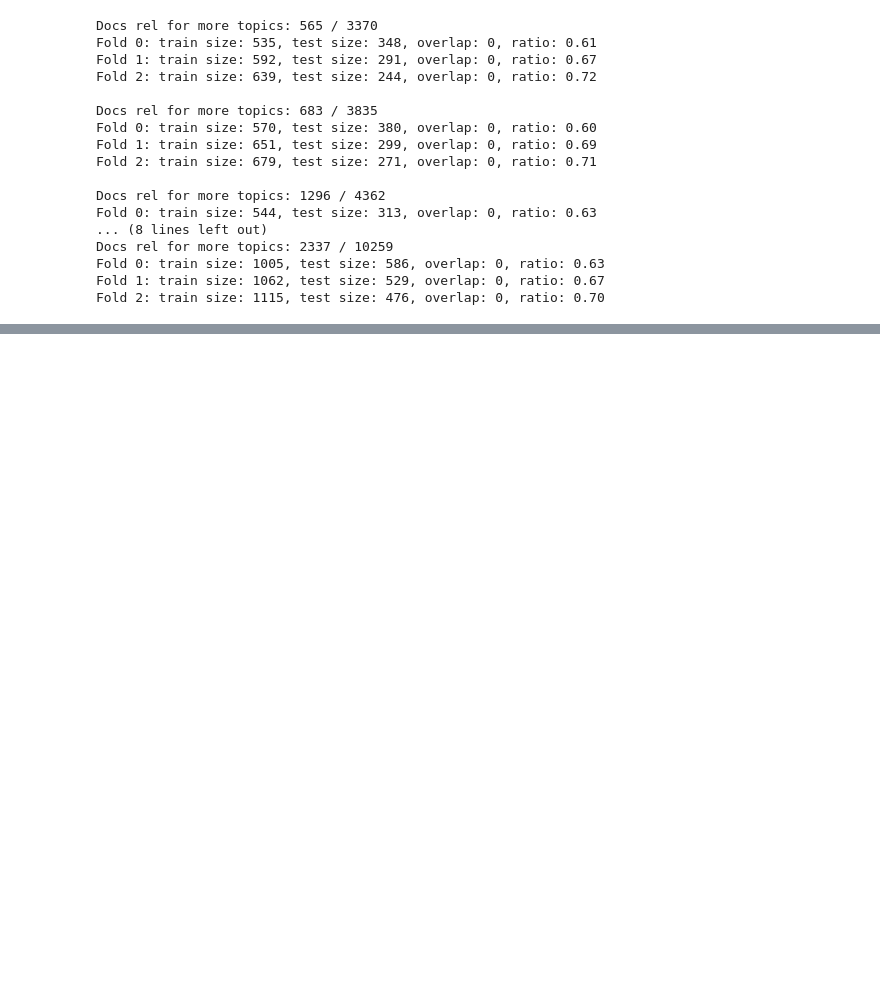
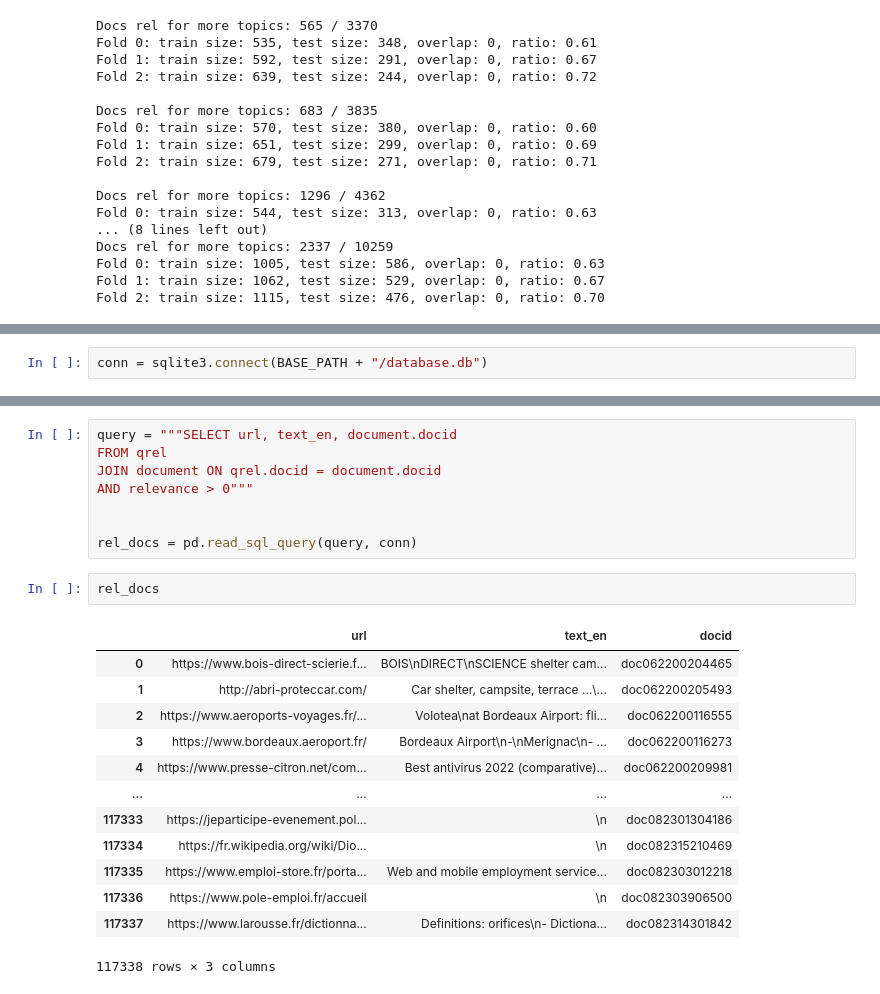
Before and after one commit to webis-de/ecir25-counterfactual-query-rewriting, a Jupyter notebook: notebooks/create_index_splits.ipynb, the cells around one changed output, grey strips where cells are left out. Cells and saved outputs as stored; diff of their text form; blank space fills up the shorter version.

```diff
--- a/notebooks/create_index_splits.ipynb
+++ b/notebooks/create_index_splits.ipynb
@@ -143,0 +164,2 @@ with open(BASE_PATH + "/splits.json", "w") as f:
+# %%
+conn = sqlite3.connect(BASE_PATH + "/database.db")
@@ -143,0 +308,24 @@ with open(BASE_PATH + "/splits.json", "w") as f:
+# %%
+query = """SELECT url, text_en, document.docid
+FROM qrel
+JOIN document ON qrel.docid = document.docid
+AND relevance > 0"""
+
+
+rel_docs = pd.read_sql_query(query, conn)
+# %%
+rel_docs
+# %% [output]
+|  | url | text_en | docid |
+| 0 | https://www.bois-direct-scierie.f... | BOIS\nDIRECT\nSCIENCE shelter cam... | doc062200204465 |
+| 1 | http://abri-proteccar.com/ | Car shelter, campsite, terrace …\... | doc062200205493 |
+| 2 | https://www.aeroports-voyages.fr/... | Volotea\nat Bordeaux Airport: fli... | doc062200116555 |
+| 3 | https://www.bordeaux.aeroport.fr/ | Bordeaux Airport\n-\nMerignac\n- ... | doc062200116273 |
+| 4 | https://www.presse-citron.net/com... | Best antivirus 2022 (comparative)... | doc062200209981 |
+| ... | ... | ... | ... |
+| 117333 | https://jeparticipe-evenement.pol... | \n | doc082301304186 |
+| 117334 | https://fr.wikipedia.org/wiki/Dio... | \n | doc082315210469 |
+| 117335 | https://www.emploi-store.fr/porta... | Web and mobile employment service... | doc082303012218 |
+| 117336 | https://www.pole-emploi.fr/accueil | \n | doc082303906500 |
+| 117337 | https://www.larousse.fr/dictionna... | Definitions: orifices\n- Dictiona... | doc082314301842 |
+117338 rows × 3 columns
```
Also changed, not shown: parts of 29 cells of this notebook, 3 other files.
